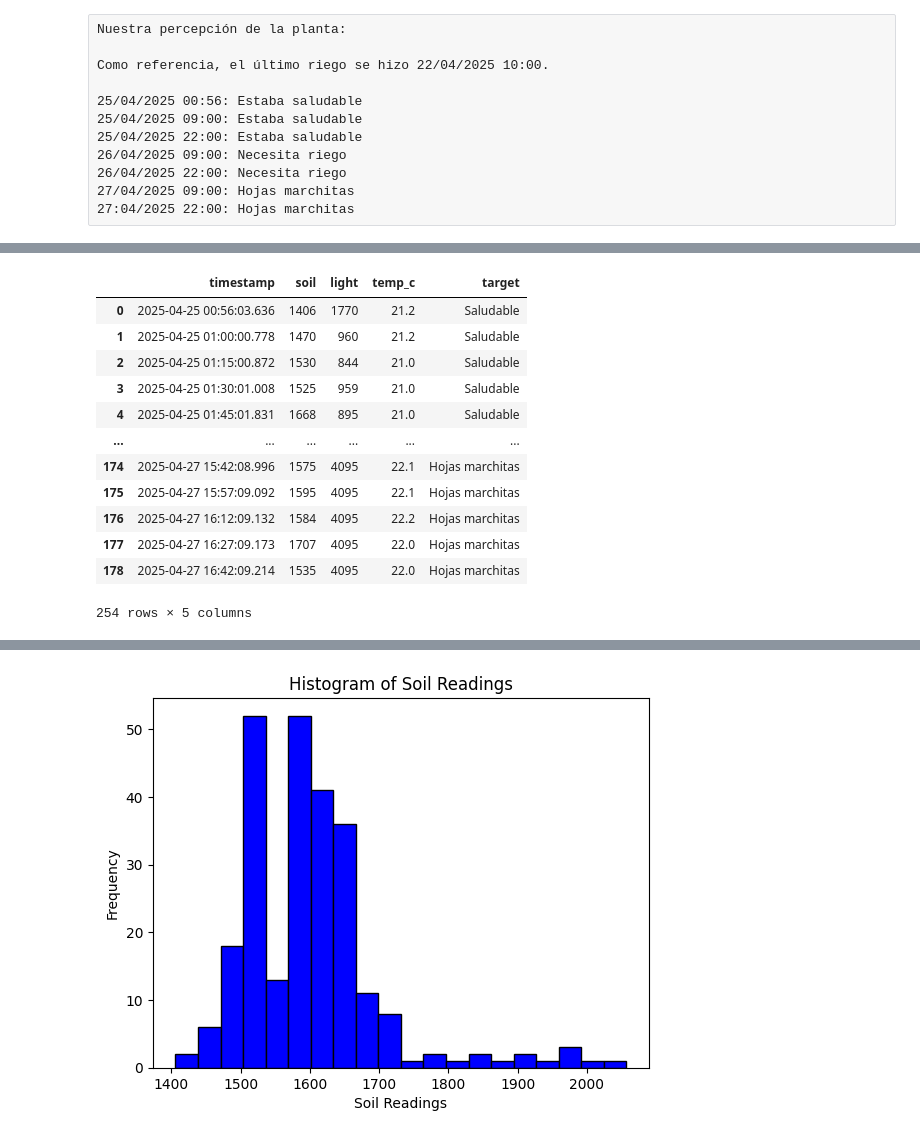
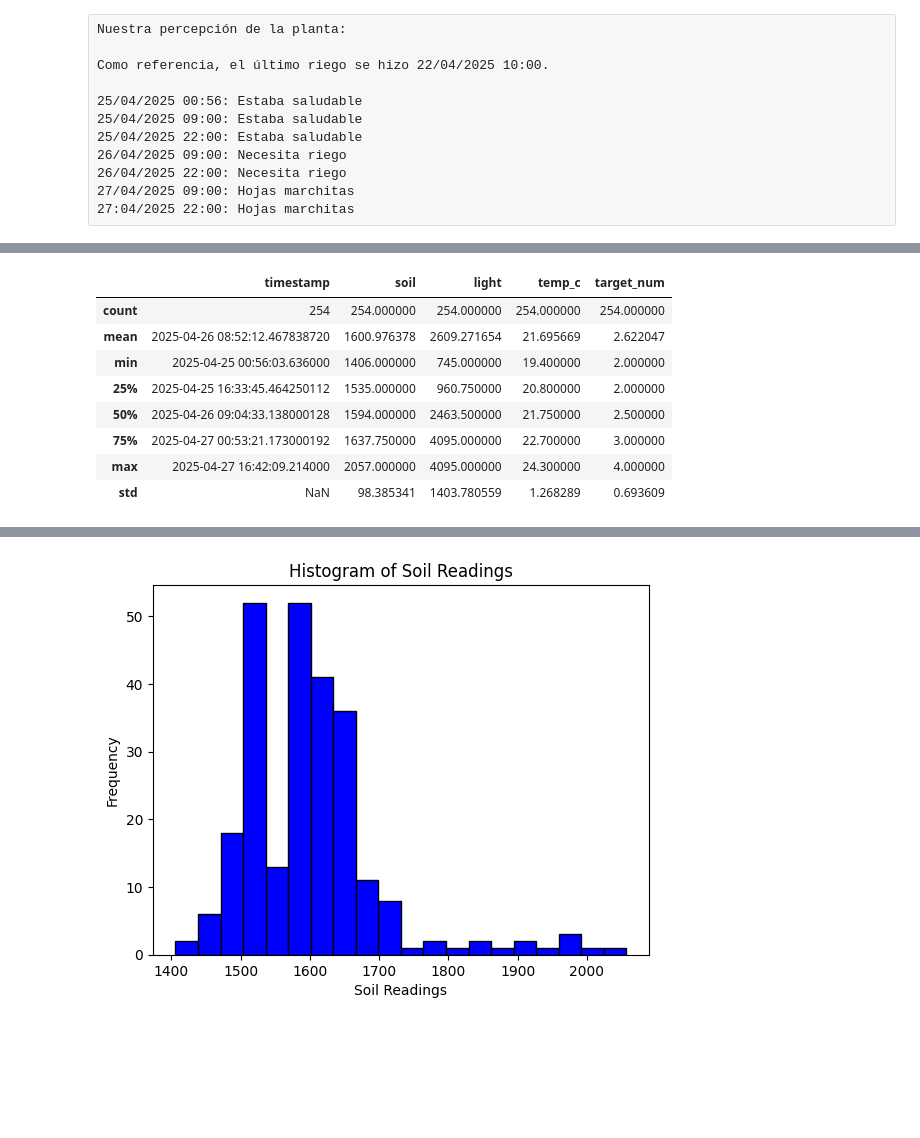
Before and after one commit to saguirregaray1/ia-plant, a Jupyter notebook: planta.ipynb, the cells around one changed output, grey strips where cells are left out. Drawn from its saved outputs; the diff is of its cells as text; code cells hidden in the pictures; blank space fills up the shorter version.

```diff
--- a/planta.ipynb
+++ b/planta.ipynb
@@ -103,19 +139,15 @@ assign_target(df, "2025-04-27 09:00:00", "2025-04-28 00:00:00", "Hojas marchitas
 # %%
-df
+df.describe()
 # %% [output]
-|  | timestamp | soil | light | temp_c | target |
-| 0 | 2025-04-25 00:56:03.636 | 1406 | 1770 | 21.2 | Saludable |
-| 1 | 2025-04-25 01:00:00.778 | 1470 | 960 | 21.2 | Saludable |
-| 2 | 2025-04-25 01:15:00.872 | 1530 | 844 | 21.0 | Saludable |
-| 3 | 2025-04-25 01:30:01.008 | 1525 | 959 | 21.0 | Saludable |
-| 4 | 2025-04-25 01:45:01.831 | 1668 | 895 | 21.0 | Saludable |
-| ... | ... | ... | ... | ... | ... |
-| 174 | 2025-04-27 15:42:08.996 | 1575 | 4095 | 22.1 | Hojas marchitas |
-| 175 | 2025-04-27 15:57:09.092 | 1595 | 4095 | 22.1 | Hojas marchitas |
-| 176 | 2025-04-27 16:12:09.132 | 1584 | 4095 | 22.2 | Hojas marchitas |
-| 177 | 2025-04-27 16:27:09.173 | 1707 | 4095 | 22.0 | Hojas marchitas |
-| 178 | 2025-04-27 16:42:09.214 | 1535 | 4095 | 22.0 | Hojas marchitas |
+|  | timestamp | soil | light | temp_c | target_num |
+| count | 254 | 254.000000 | 254.000000 | 254.000000 | 254.000000 |
+| mean | 2025-04-26 08:52:12.467838720 | 1600.976378 | 2609.271654 | 21.695669 | 2.622047 |
+| min | 2025-04-25 00:56:03.636000 | 1406.000000 | 745.000000 | 19.400000 | 2.000000 |
+| 25% | 2025-04-25 16:33:45.464250112 | 1535.000000 | 960.750000 | 20.800000 | 2.000000 |
+| 50% | 2025-04-26 09:04:33.138000128 | 1594.000000 | 2463.500000 | 21.750000 | 2.500000 |
+| 75% | 2025-04-27 00:53:21.173000192 | 1637.750000 | 4095.000000 | 22.700000 | 3.000000 |
+| max | 2025-04-27 16:42:09.214000 | 2057.000000 | 4095.000000 | 24.300000 | 4.000000 |
+| std | NaN | 98.385341 | 1403.780559 | 1.268289 | 0.693609 |
-254 rows × 5 columns
 # %%
 import matplotlib.pyplot as plt
 
```
Also changed, not shown: parts of 18 cells of this notebook.
